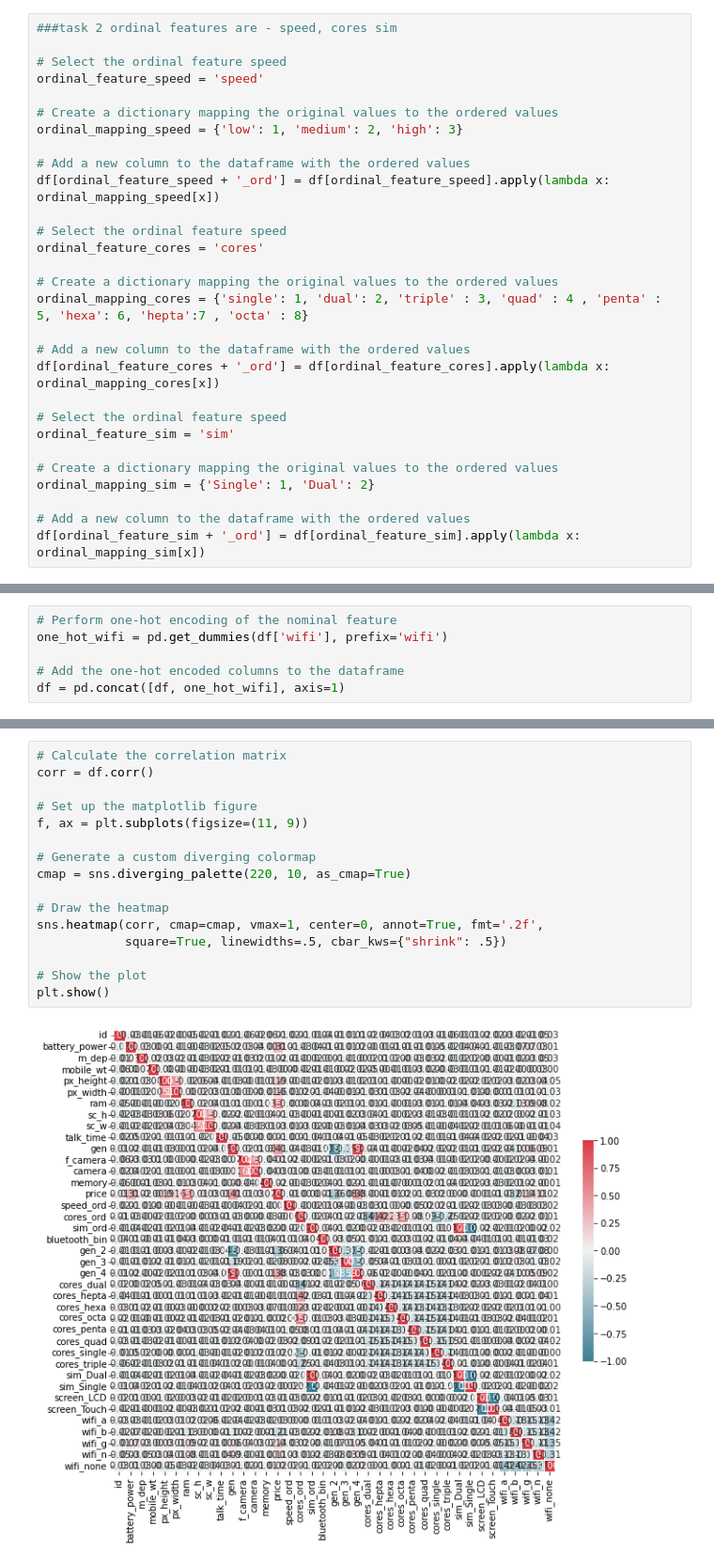
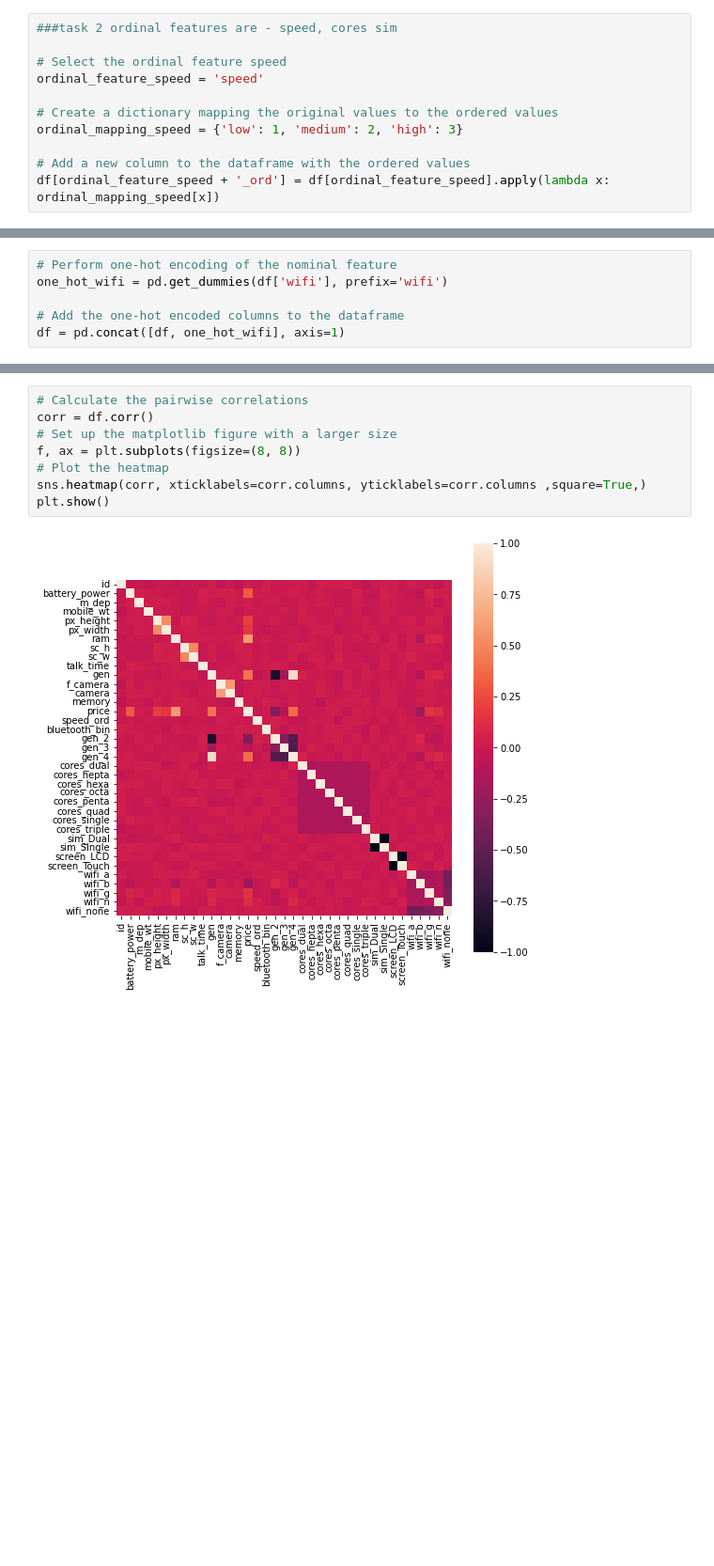
Before and after one commit to yuvalBerghaus/Data_Analysis, a Jupyter notebook: Task3/Task_3.ipynb, the cells around one changed output, grey strips where cells are left out. Shown at 94% size. Saved outputs shown, nothing was run; the diff lists cells and outputs as text; blank space fills up the shorter version.

```diff
--- a/Task3/Task_3.ipynb
+++ b/Task3/Task_3.ipynb
@@ -46,24 +46,6 @@ ordinal_mapping_speed = {'low': 1, 'medium': 2, 'high': 3}
 
 # Add a new column to the dataframe with the ordered values
 df[ordinal_feature_speed + '_ord'] = df[ordinal_feature_speed].apply(lambda x: ordinal_mapping_speed[x])
-
-# Select the ordinal feature speed
-ordinal_feature_cores = 'cores'
-
-# Create a dictionary mapping the original values to the ordered values
-ordinal_mapping_cores = {'single': 1, 'dual': 2, 'triple' : 3, 'quad' : 4 , 'penta' : 5, 'hexa': 6, 'hepta':7 , 'octa' : 8}
-
-# Add a new column to the dataframe with the ordered values
-df[ordinal_feature_cores + '_ord'] = df[ordinal_feature_cores].apply(lambda x: ordinal_mapping_cores[x])
-
-# Select the ordinal feature speed
-ordinal_feature_sim = 'sim'
-
-# Create a dictionary mapping the original values to the ordered values
-ordinal_mapping_sim = {'Single': 1, 'Dual': 2}
-
-# Add a new column to the dataframe with the ordered values
-df[ordinal_feature_sim + '_ord'] = df[ordinal_feature_sim].apply(lambda x: ordinal_mapping_sim[x])
 # %%
 df['cores'].unique()
 # %% [output]
@@ -128,18 +110,10 @@ df
 # %%
-# Calculate the correlation matrix
+# Calculate the pairwise correlations
 corr = df.corr()
-
-# Set up the matplotlib figure
-f, ax = plt.subplots(figsize=(11, 9))
-
-# Generate a custom diverging colormap
-cmap = sns.diverging_palette(220, 10, as_cmap=True)
-
-# Draw the heatmap
-sns.heatmap(corr, cmap=cmap, vmax=1, center=0, annot=True, fmt='.2f',
-            square=True, linewidths=.5, cbar_kws={"shrink": .5})
-
-# Show the plot
+# Set up the matplotlib figure with a larger size
+f, ax = plt.subplots(figsize=(8, 8))
+# Plot the heatmap
+sns.heatmap(corr, xticklabels=corr.columns, yticklabels=corr.columns ,square=True,)
 plt.show()
 # %% [output]
-[figure, old version]
+[figure, new version]
```
Also changed, not shown: parts of 1 cell of this notebook.
